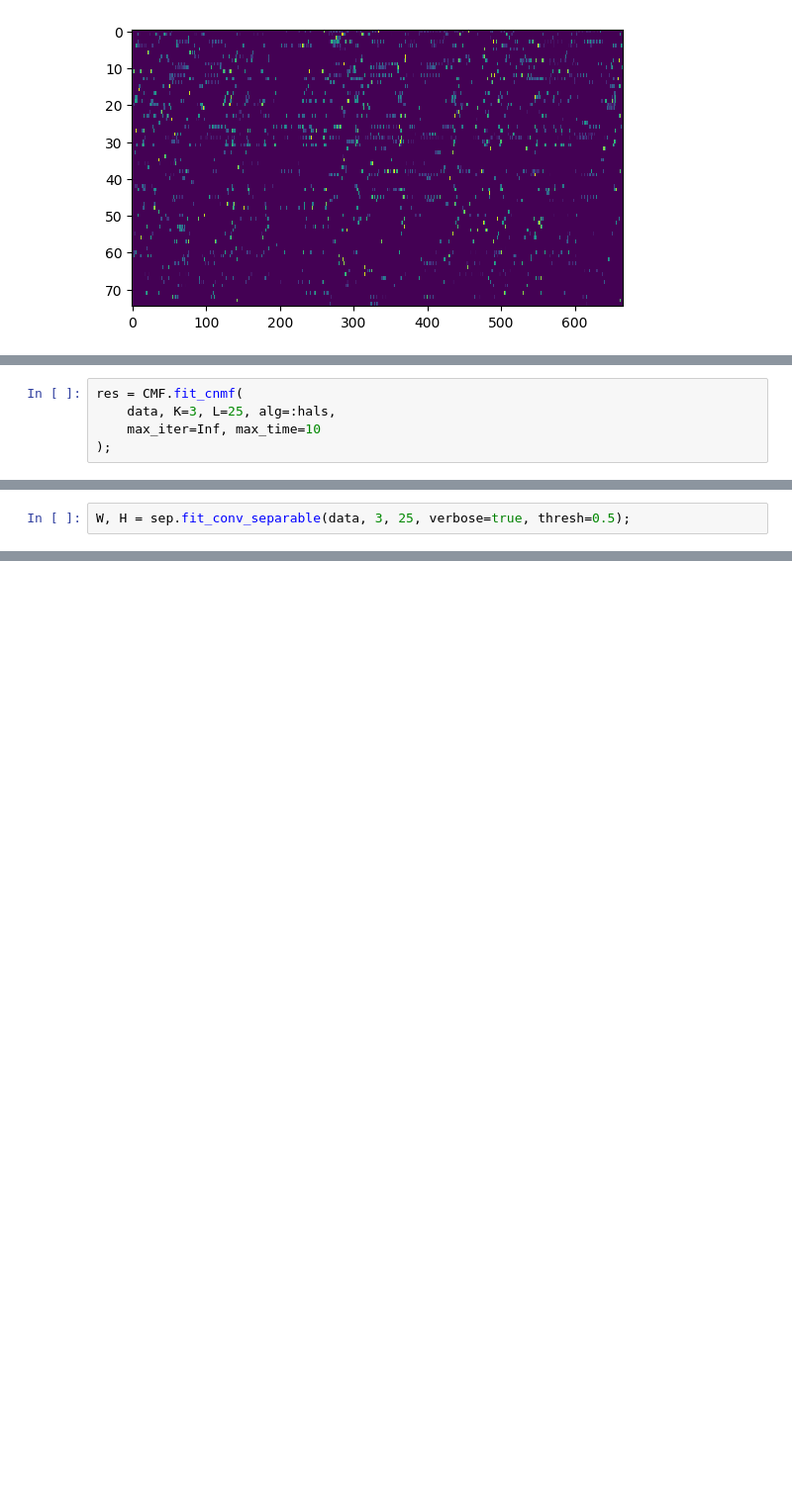
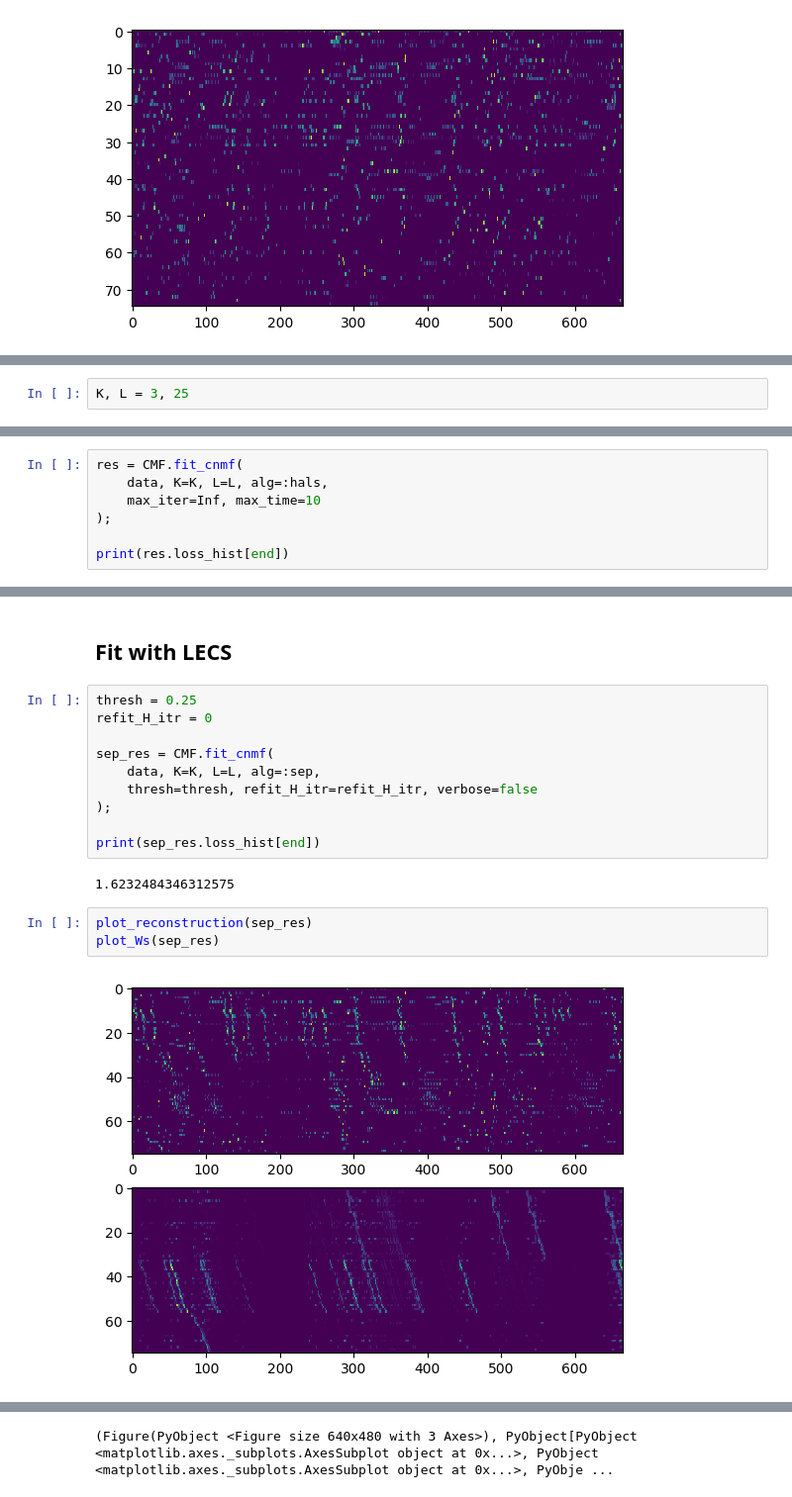
Before and after one commit to degleris1/CMF.jl, a Jupyter notebook: figures/sep_neuro.ipynb, the cells around one changed output, grey strips where cells are left out. Shown: that part at 99% size. Drawn from its saved outputs; the diff is of its cells as text; blank space fills up the shorter version.

```diff
--- a/figures/sep_neuro.ipynb
+++ b/figures/sep_neuro.ipynb
@@ -23,0 +65,2 @@ plt.show()
+# %%
+K, L = 3, 25
@@ -24,5 +71,7 @@ plt.show()
 # %%
 res = CMF.fit_cnmf(
-    data, K=3, L=25, alg=:hals,
+    data, K=K, L=L, alg=:hals,
     max_iter=Inf, max_time=10
 );
+
+print(res.loss_hist[end])
@@ -78,2 +77,0 @@ plot_Ws(res)
-# %%
-W, H = sep.fit_conv_separable(data, 3, 25, verbose=true, thresh=0.5);
@@ -100,0 +85,19 @@ CMF.plot_Ws(sep_res)
+# %% [markdown]
+## Fit with LECS
+# %%
+thresh = 0.25
+refit_H_itr = 0
+
+sep_res = CMF.fit_cnmf(
+    data, K=K, L=L, alg=:sep,
+    thresh=thresh, refit_H_itr=refit_H_itr, verbose=false
+);
+
+print(sep_res.loss_hist[end])
+# %% [output]
+1.6232484346312575
+# %%
+plot_reconstruction(sep_res)
+plot_Ws(sep_res)
+# %% [output]
+[figure, added]
@@ -100,0 +105 @@ CMF.plot_Ws(sep_res)
+(Figure(PyObject <Figure size 640x480 with 3 Axes>), PyObject[PyObject <matplotlib.axes._subplots.AxesSubplot object at 0x...>, PyObject <matplotlib.axes._subplots.AxesSubplot object at 0x...>, PyObje ...
```
Also changed, not shown: parts of 13 cells of this notebook, 2 other files.
